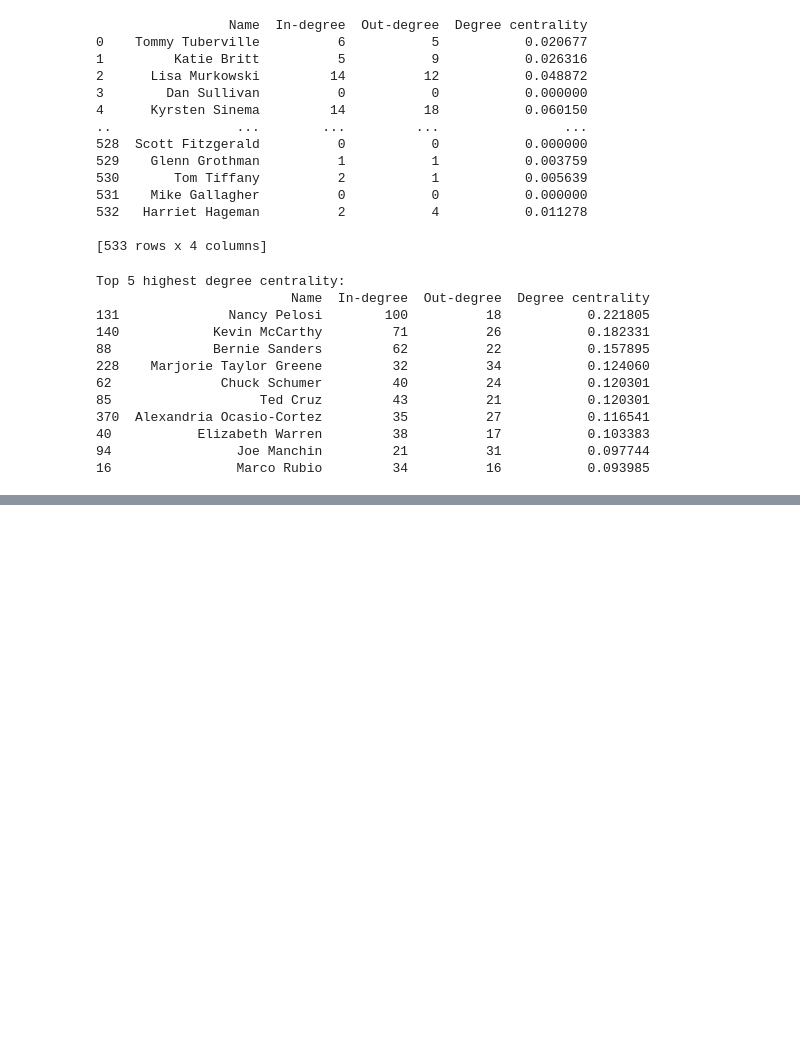
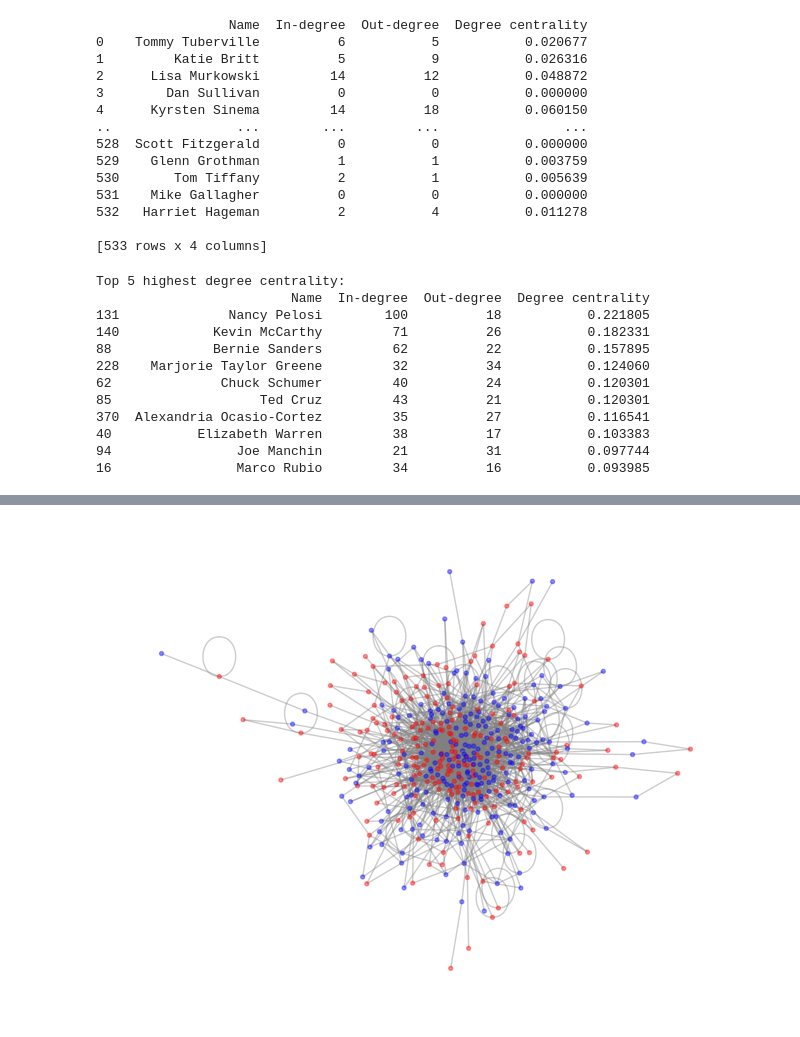
Before and after one commit to s185231/02805_SocialGraphs, a Jupyter notebook: project_assigment_B.ipynb, the cells around one changed output, grey strips where cells are left out. Drawn from its saved outputs; the diff is of its cells as text; code cells hidden in the pictures; blank space fills up the shorter version.

```diff
--- a/project_assigment_B.ipynb
+++ b/project_assigment_B.ipynb
@@ -243,0 +374,26 @@ Top 5 highest degree centrality:
+# %%
+senators_count = 0
+representatives_count = 0
+community_idx = 0
+senators_representatices_community_count = []
+
+for com in communities:
+    for node in com:
+        ### Append count if rapper is from West Coast
+        if node in senators_names:
+            senators_count += 1
+
+        ### Append count if rapper is from East Coast
+        elif node in representatives:
+            representatives_count += 1
+
+    ### Append community index, count of West Coast-rappers and count of East Coast-rappers to community_count
+    senators_representatices_community_count.append((community_idx, senators_count, representatives_count))
+
+    ### Reset counts and update index
+    senators_count = 0
+    representatives_count = 0
+    community_idx += 1
+
+for v in senators_representatices_community_count:
+    print(f'Community {v[0]} has {v[1]} senators and {v[2]} representatives')
@@ -243,0 +421,13 @@ Top 5 highest degree centrality:
+# %%
+
+congress_graph_undirected_new = congress_graph_undirected.copy()
+# remove isolated nodes
+congress_graph_undirected_new.remove_nodes_from(list(nx.isolates(congress_graph_undirected_new)))
+
+# Create a list of colors for node visualization based on the 'coast' attribute
+node_colors = ["red" if congress_graph_undirected_new.nodes[node]["party"] == "Republican" else "blue" if congress_graph_undirected_new.nodes[node]["party"] == "Democratic" else "grey" for node in congress_graph_undirected_new.nodes()]
+
+
+nx.draw(congress_graph_undirected_new, node_color = node_colors, with_labels=False, node_size=8, edge_color='gray', alpha=0.4)
+# %% [output]
+[figure, added]
```
Also changed, not shown: parts of 26 cells of this notebook, 5 other files.
